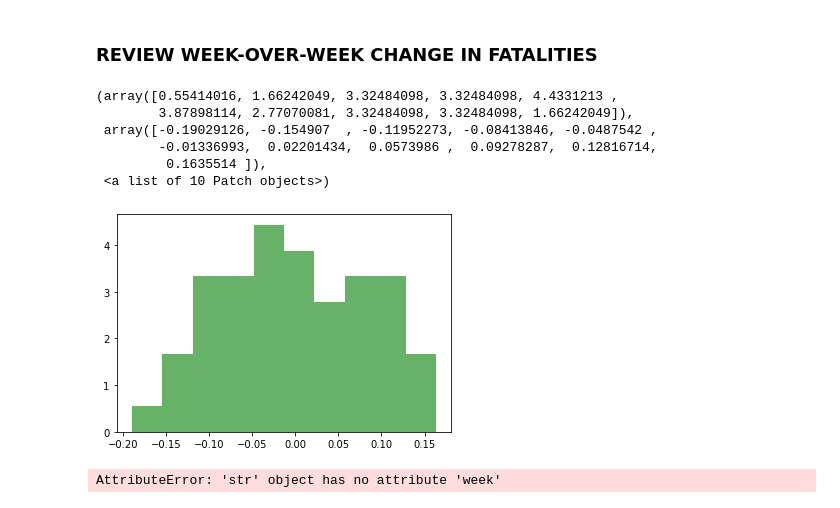
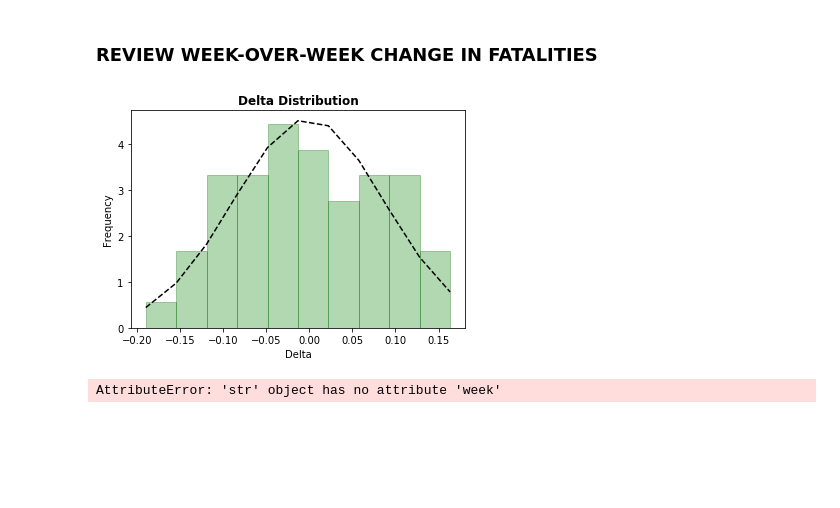
Before and after one commit to vieravfg/Analysis-of-Traffic-Fatalities, a Jupyter notebook: main.ipynb, the cells around one changed output. Cells and saved outputs as stored; diff of their text form; code cells hidden in the pictures; blank space fills up the shorter version.

Commit message:
histogram

```diff
--- a/main.ipynb
+++ b/main.ipynb
@@ -182,6 +182,7 @@ plt.show()
 # %% [markdown]
 ### REVIEW WEEK-OVER-WEEK CHANGE IN FATALITIES
 # %%
+from scipy.stats import norm
 week_gb = sample_df.groupby(by=["WEEK_NUM"])
 week_summary = pd.DataFrame(week_gb["FATALS"].sum())
 #week_summary["WEEKLY_CHANGE"]
@@ -197,15 +198,34 @@ for index, row in week_summary.iterrows(): # WE WANT DELTA! FOR EACH WEEK
         weekly_change.append(delta)
 week_summary["WEEKLY_CHANGE"] = weekly_change
 week_summary["Z_SCORE"] = st.zscore(weekly_change, nan_policy='omit')
-plt.hist(week_summary["WEEKLY_CHANGE"], density=True, color = 'green', alpha = 0.6)
+
+num_bins = 10
+
+weekly_change.remove(np.nan)
+mu, std = norm.fit(weekly_change)
+sigma = std
-# %% [output]
-(array([0.55414016, 1.66242049, 3.32484098, 3.32484098, 4.4331213 ,
-        3.87898114, 2.77070081, 3.32484098, 3.32484098, 1.66242049]),
- array([-0.19029126, -0.154907  , -0.11952273, -0.08413846, -0.0487542 ,
-        -0.01336993,  0.02201434,  0.0573986 ,  0.09278287,  0.12816714,
-         0.1635514 ]),
- <a list of 10 Patch objects>)
-[figure, removed]
+# %%
+
+n, bins, patches = plt.hist(week_summary["WEEKLY_CHANGE"],
+                   num_bins, density=True, color = 'green',
+                   edgecolor = 'darkgreen', alpha = 0.3)
+
+y = ((1 / (np.sqrt(2 * np.pi) * sigma)) *
+     np.exp(-0.5 * (1 / sigma * (bins - mu))**2))
+
+plt.plot(bins, y, '--', color ='black')
+
+plt.xlabel('Delta')
+plt.ylabel('Frequency')
+
+plt.title('Delta Distribution',
+          fontweight ="bold")
+
+
+
+plt.show()
+# %% [output]
+[figure, added]
 # %%
 start_date.week # <- this is going to be off! need to add 1
 # %% [output]
```
